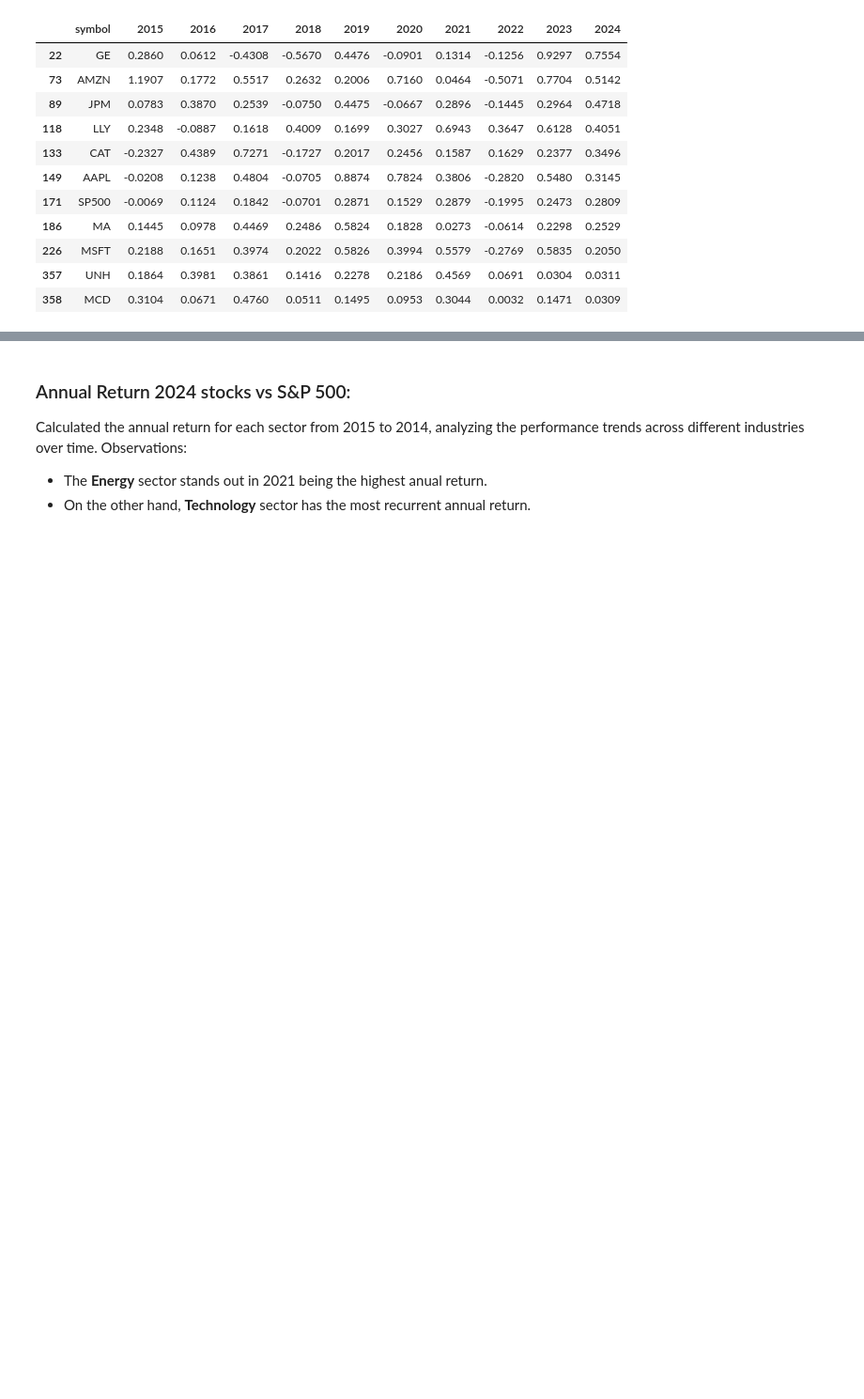
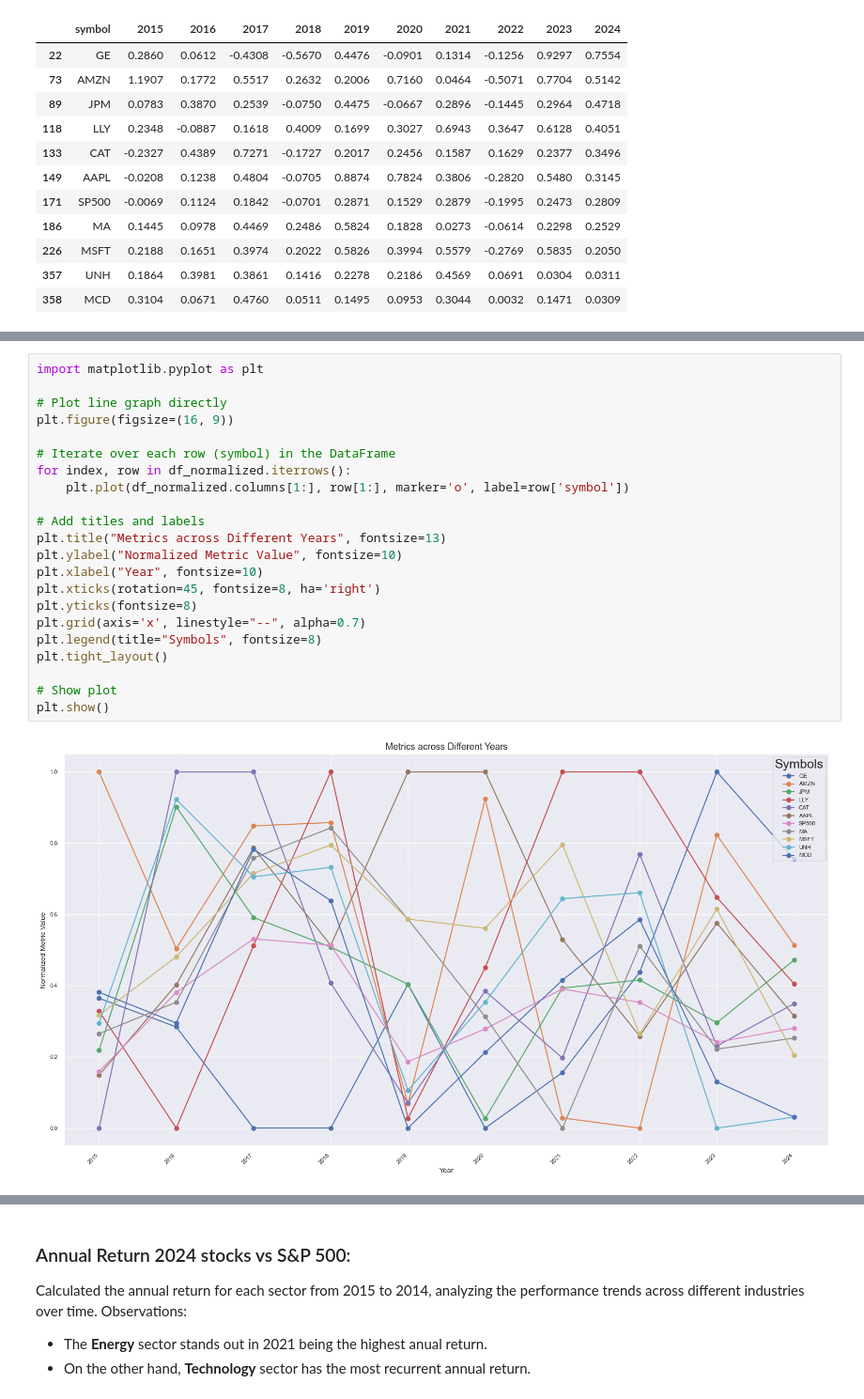
Before and after one commit to marsalmorera/stock-analysis, a Jupyter notebook: stock-analysis.ipynb, the cells around one changed output, grey strips where cells are left out. Shown at 94% size. Drawn from its saved outputs; the diff is of its cells as text; blank space fills up the shorter version.

```diff
--- a/stock-analysis.ipynb
+++ b/stock-analysis.ipynb
@@ -656,0 +691,24 @@ The `ci` parameter is deprecated. Use `errorbar=None` for the same effect.
+# %%
+import matplotlib.pyplot as plt
+
+# Plot line graph directly
+plt.figure(figsize=(16, 9))
+
+# Iterate over each row (symbol) in the DataFrame
+for index, row in df_normalized.iterrows():
+    plt.plot(df_normalized.columns[1:], row[1:], marker='o', label=row['symbol'])
+
+# Add titles and labels
+plt.title("Metrics across Different Years", fontsize=13)
+plt.ylabel("Normalized Metric Value", fontsize=10)
+plt.xlabel("Year", fontsize=10)
+plt.xticks(rotation=45, fontsize=8, ha='right')
+plt.yticks(fontsize=8)
+plt.grid(axis='x', linestyle="--", alpha=0.7)
+plt.legend(title="Symbols", fontsize=8)
+plt.tight_layout()
+
+# Show plot
+plt.show()
+# %% [output]
+[figure, added]
```
Also changed, not shown: parts of 31 cells of this notebook, 1 other file.
